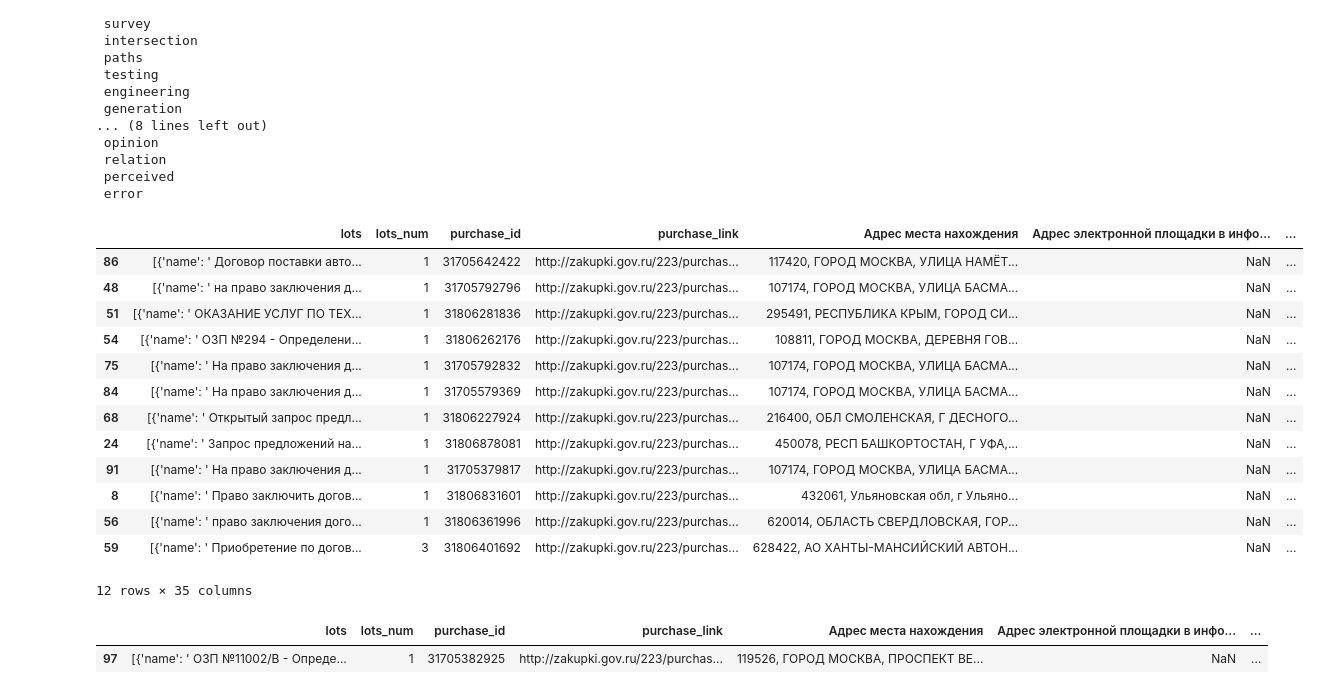
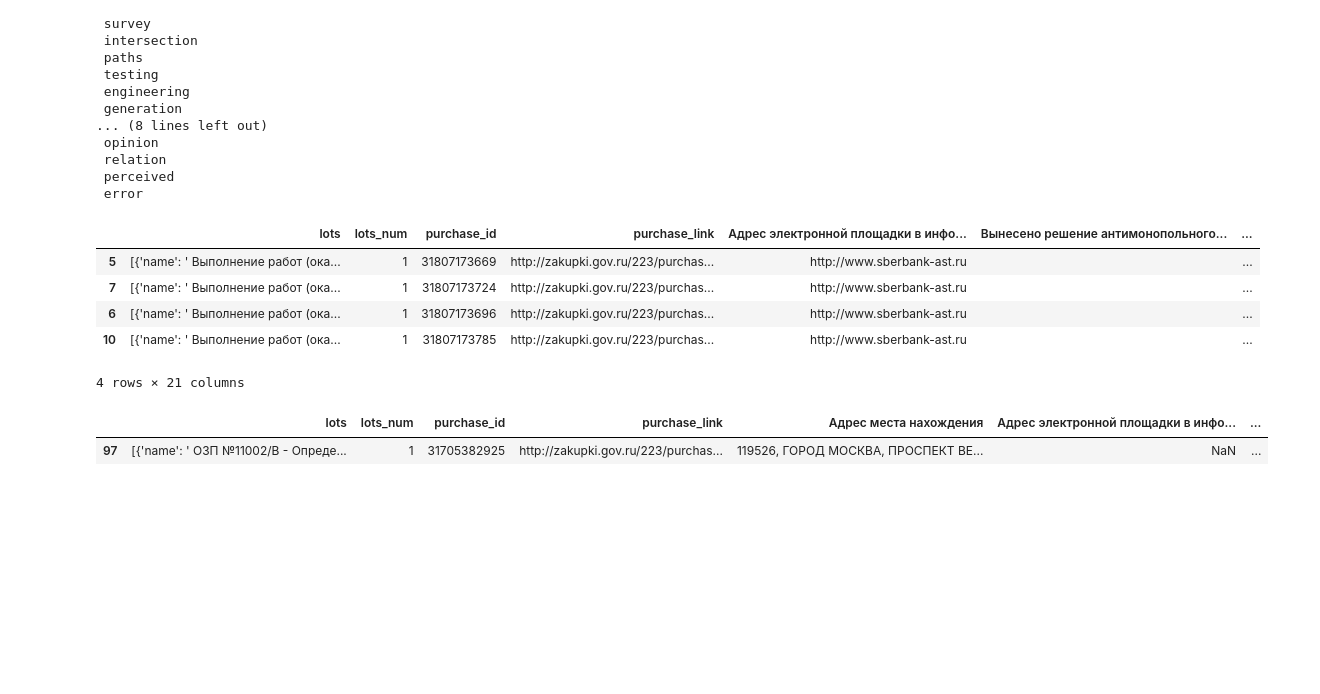
Before and after one commit to andreiSaw/zakupki, a Jupyter notebook: Untitled.ipynb, the cells around one changed output. Cells and saved outputs as stored; diff of their text form; code cells hidden in the pictures; blank space fills up the shorter version.

```diff
--- a/Untitled.ipynb
+++ b/Untitled.ipynb
@@ -57,7 +57,7 @@ Cluster 0:
  perceived
  error
 # %%
-def load_data(path = "/Users/macbook/PycharmProjects/zakupki/data/поставки+автомобилей/test.json"):
+def load_data(path = "/Users/macbook/PycharmProjects/zakupki/data/высшая+школа+экономики/test.json"):
     if not os.path.isfile(path):
         return []
     with open(path, "r") as json_data:
@@ -68,27 +68,19 @@ def load_data(path = "/Users/macbook/PycharmProjects/zakupki/data/поставк
 # %%
 import pandas as pd
 import os
 import json
 d=load_data()
 df=pd.DataFrame.from_records(d,index=range(1,len(d)+1))
 # df.paramsvector=df.paramsvector.apply(lambda x: x[0])
 pd.set_option('display.max_colwidth', -1)
 
 
-df.sample(12)
+df.sample(4)
 # %% [output]
-|  | lots | lots_num | purchase_id | purchase_link | Адрес места нахождения | Адрес электронной площадки в инфо... | ... |
-| 86 | [{'name': ' Договор поставки авто... | 1 | 31705642422 | http://zakupki.gov.ru/223/purchas... | 117420, ГОРОД МОСКВА, УЛИЦА НАМЁТ... | NaN | ... |
-| 48 | [{'name': ' на право заключения д... | 1 | 31705792796 | http://zakupki.gov.ru/223/purchas... | 107174, ГОРОД МОСКВА, УЛИЦА БАСМА... | NaN | ... |
-| 51 | [{'name': ' ОКАЗАНИЕ УСЛУГ ПО ТЕХ... | 1 | 31806281836 | http://zakupki.gov.ru/223/purchas... | 295491, РЕСПУБЛИКА КРЫМ, ГОРОД СИ... | NaN | ... |
-| 54 | [{'name': ' ОЗП №294 - Определени... | 1 | 31806262176 | http://zakupki.gov.ru/223/purchas... | 108811, ГОРОД МОСКВА, ДЕРЕВНЯ ГОВ... | NaN | ... |
-| 75 | [{'name': ' На право заключения д... | 1 | 31705792832 | http://zakupki.gov.ru/223/purchas... | 107174, ГОРОД МОСКВА, УЛИЦА БАСМА... | NaN | ... |
-| 84 | [{'name': ' На право заключения д... | 1 | 31705579369 | http://zakupki.gov.ru/223/purchas... | 107174, ГОРОД МОСКВА, УЛИЦА БАСМА... | NaN | ... |
-| 68 | [{'name': ' Открытый запрос предл... | 1 | 31806227924 | http://zakupki.gov.ru/223/purchas... | 216400, ОБЛ СМОЛЕНСКАЯ, Г ДЕСНОГО... | NaN | ... |
-| 24 | [{'name': ' Запрос предложений на... | 1 | 31806878081 | http://zakupki.gov.ru/223/purchas... | 450078, РЕСП БАШКОРТОСТАН, Г УФА,... | NaN | ... |
-| 91 | [{'name': ' На право заключения д... | 1 | 31705379817 | http://zakupki.gov.ru/223/purchas... | 107174, ГОРОД МОСКВА, УЛИЦА БАСМА... | NaN | ... |
-| 8 | [{'name': ' Право заключить догов... | 1 | 31806831601 | http://zakupki.gov.ru/223/purchas... | 432061, Ульяновская обл, г Ульяно... | NaN | ... |
-| 56 | [{'name': ' право заключения дого... | 1 | 31806361996 | http://zakupki.gov.ru/223/purchas... | 620014, ОБЛАСТЬ СВЕРДЛОВСКАЯ, ГОР... | NaN | ... |
-| 59 | [{'name': ' Приобретение по догов... | 3 | 31806401692 | http://zakupki.gov.ru/223/purchas... | 628422, АО ХАНТЫ-МАНСИЙСКИЙ АВТОН... | NaN | ... |
+|  | lots | lots_num | purchase_id | purchase_link | Адрес электронной площадки в инфо... | Вынесено решение антимонопольного... | ... |
+| 5 | [{'name': ' Выполнение работ (ока... | 1 | 31807173669 | http://zakupki.gov.ru/223/purchas... | http://www.sberbank-ast.ru |  | ... |
+| 7 | [{'name': ' Выполнение работ (ока... | 1 | 31807173724 | http://zakupki.gov.ru/223/purchas... | http://www.sberbank-ast.ru |  | ... |
+| 6 | [{'name': ' Выполнение работ (ока... | 1 | 31807173696 | http://zakupki.gov.ru/223/purchas... | http://www.sberbank-ast.ru |  | ... |
+| 10 | [{'name': ' Выполнение работ (ока... | 1 | 31807173785 | http://zakupki.gov.ru/223/purchas... | http://www.sberbank-ast.ru |  | ... |
-12 rows × 35 columns
+4 rows × 21 columns
 # %%
```
Also changed, not shown: parts of 1 cell of this notebook, 7 other files.
